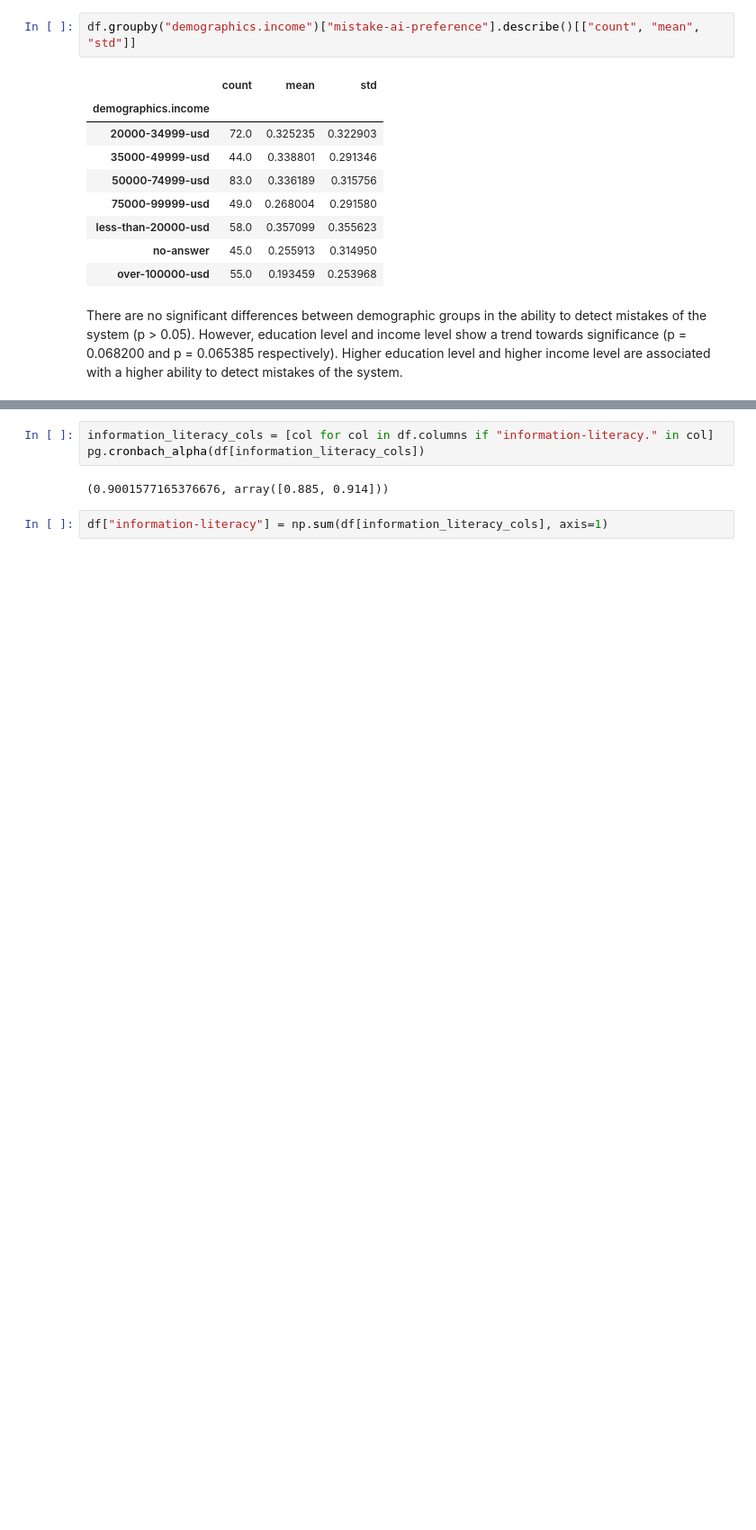
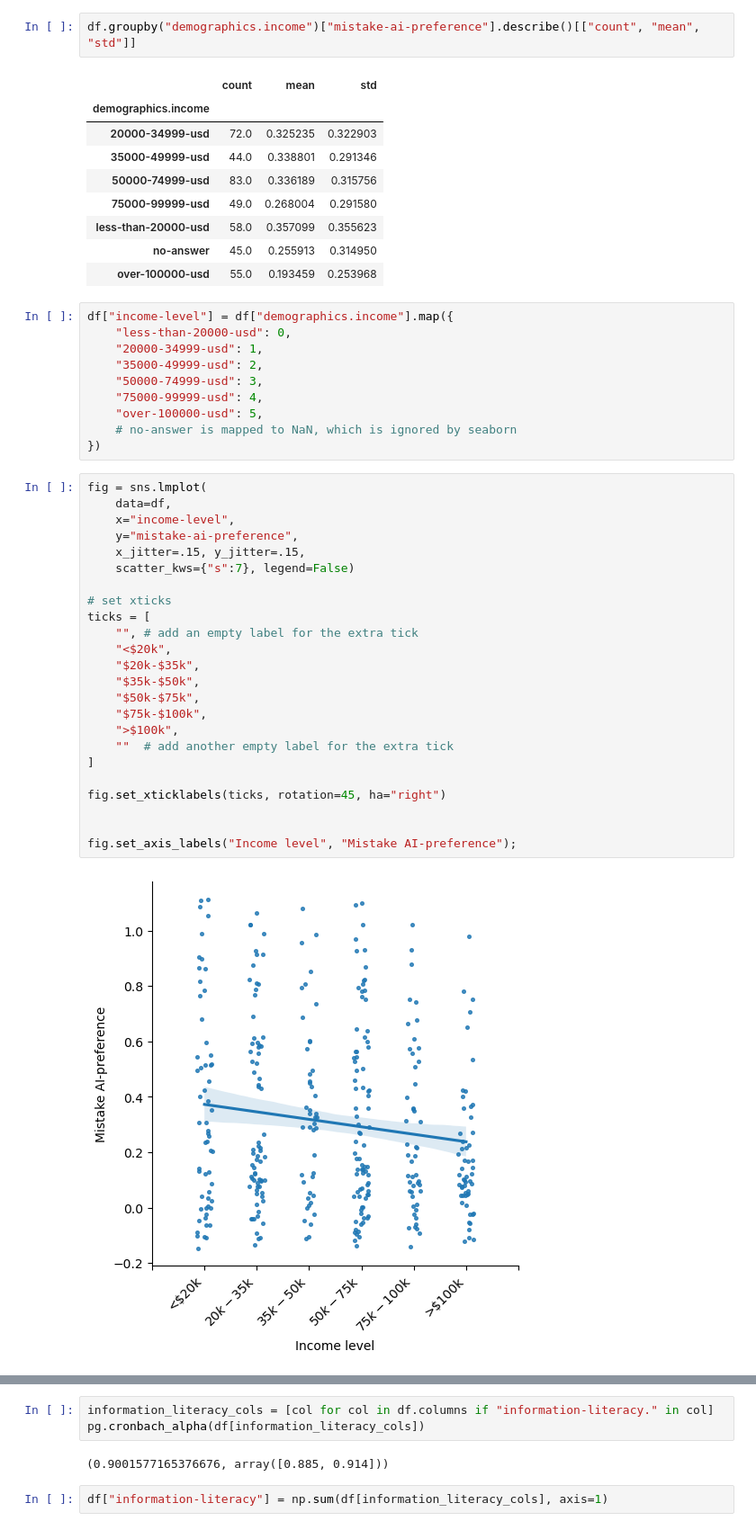
Before and after one commit to csomorbalazs/xai-experiment, a Jupyter notebook: postprocessing/Data_Analysis_XAI.ipynb, the cells around one changed output, grey strips where cells are left out. Shown at 90% size. Saved outputs shown, nothing was run; the diff lists cells and outputs as text; blank space fills up the shorter version.

```diff
--- a/postprocessing/Data_Analysis_XAI.ipynb
+++ b/postprocessing/Data_Analysis_XAI.ipynb
@@ -1033,5 +1077,39 @@ df.groupby("demographics.income")["mistake-ai-preference"].describe()[["count",
 | less-than-20000-usd | 58.0 | 0.357099 | 0.355623 |
 | no-answer | 45.0 | 0.255913 | 0.314950 |
 | over-100000-usd | 55.0 | 0.193459 | 0.253968 |
-# %% [markdown]
-There are no significant differences between demographic groups in the ability to detect mistakes of the system (p > 0.05). However, education level and income level show a trend towards significance (p = 0.068200 and p = 0.065385 respectively). Higher education level and higher income level are associated with a higher ability to detect mistakes of the system.
+# %%
+df["income-level"] = df["demographics.income"].map({
+    "less-than-20000-usd": 0,
+    "20000-34999-usd": 1,
+    "35000-49999-usd": 2,
+    "50000-74999-usd": 3,
+    "75000-99999-usd": 4,
+    "over-100000-usd": 5,
+    # no-answer is mapped to NaN, which is ignored by seaborn
+})
+# %%
+fig = sns.lmplot(
+    data=df,
+    x="income-level",
+    y="mistake-ai-preference",
+    x_jitter=.15, y_jitter=.15,
+    scatter_kws={"s":7}, legend=False)
+
+# set xticks
+ticks = [
+    "", # add an empty label for the extra tick
+    "<$20k",
+    "$20k-$35k",
+    "$35k-$50k",
+    "$50k-$75k",
+    "$75k-$100k",
+    ">$100k",
+    ""  # add another empty label for the extra tick
+]
+
+fig.set_xticklabels(ticks, rotation=45, ha="right")
+
+
+fig.set_axis_labels("Income level", "Mistake AI-preference");
+# %% [output]
+[figure, added]
```
Also changed, not shown: parts of 12 cells of this notebook.
